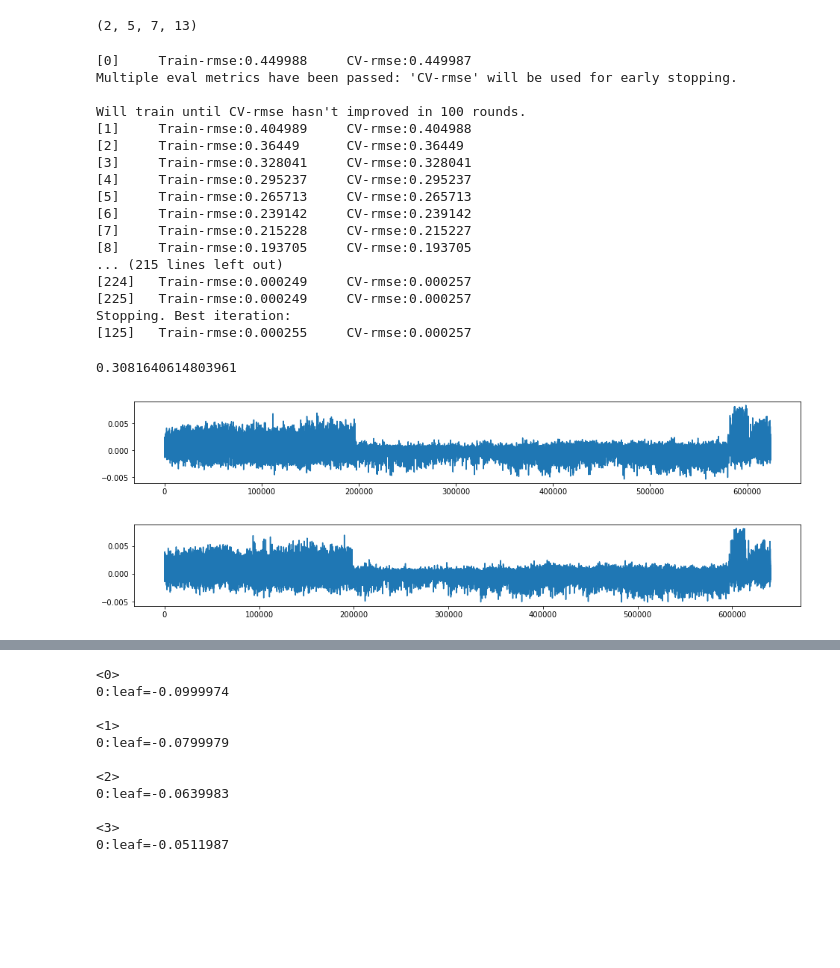
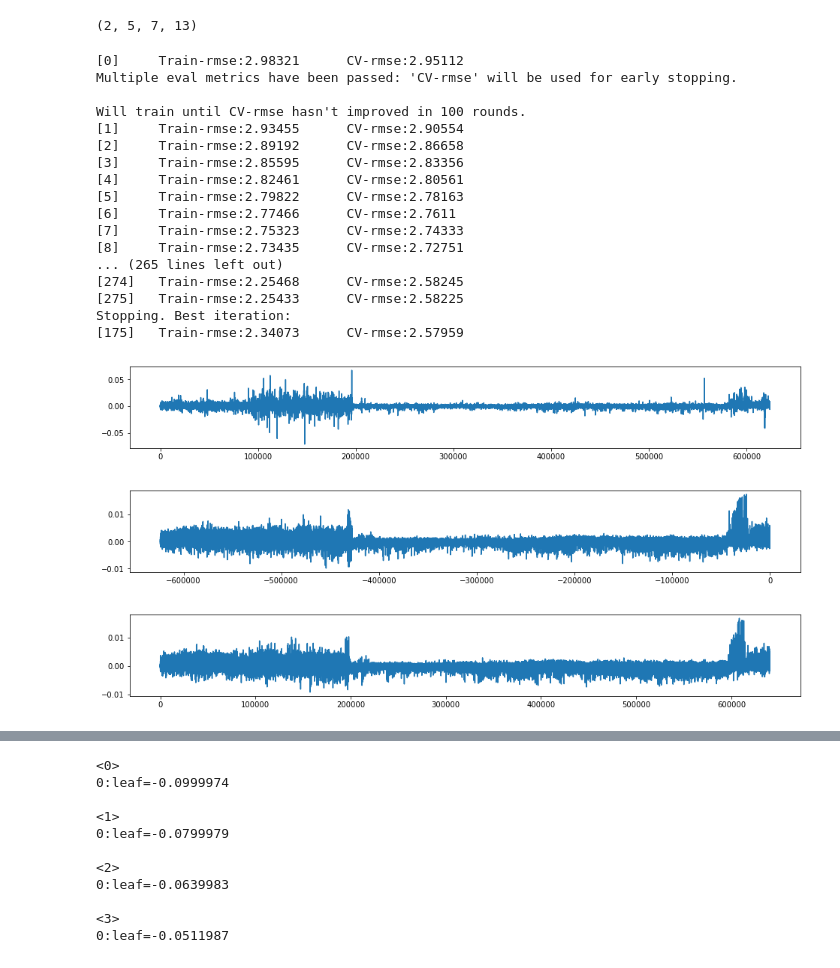
Before and after one commit to yumichael/g-research-ffc2018, a Jupyter notebook: leggo.ipynb, the cells around one changed output, grey strips where cells are left out. Saved outputs shown, nothing was run; the diff lists cells and outputs as text; code cells hidden in the pictures; blank space fills up the shorter version.

```diff
--- a/leggo.ipynb
+++ b/leggo.ipynb
@@ -206,13 +207,14 @@ tr, cv = df.Day.isin(days_a), df.Day.isin(days_b)
 # %%
 #origdh = dh[['Market'] + xfeats]
 #thedh = pd.concat([market, stock, weekday, origdh], axis=1)
-thedh = pd.concat([dh[xfeats], market, dayseg, weekday, rank] + shifts, axis=1)
+thedh = pd.concat([dh[xfeats], market, dayseg, weekday, rank, ymean] + shifts, axis=1)
 # %%
 xdf = thedh.iloc[:N_TRAIN]
 labels = list(xdf.columns)
 n = len(df)
 x = xdf.values
 y = df.y.values #(df.y - ymean).values
+y = 10000 * (y - ymean[:N_TRAIN].values)
 weight = df.Weight.values
 # %%
 #n = len(df)
@@ -234,7 +236,7 @@ boost_hp = dict(
     subsample = 1,
     colsample_bytree = 1,
     colsample_bylevel = 1,
-    tree_method = 'exact',
+    tree_method = 'hist',
     gamma = 0.00003,
     min_child_weight = 1000,
     eta = 0.1,
@@ -254,20 +256,20 @@ learn_hp = dict(
 )
 model = xgb.train(boost_hp, dmat.tr, **learn_hp)
 # %% [output]
-[0]     Train-rmse:0.449988     CV-rmse:0.449987
+[0]     Train-rmse:2.98321      CV-rmse:2.95112
 Multiple eval metrics have been passed: 'CV-rmse' will be used for early stopping.
 
 Will train until CV-rmse hasn't improved in 100 rounds.
-[1]     Train-rmse:0.404989     CV-rmse:0.404988
-[2]     Train-rmse:0.36449      CV-rmse:0.36449
-[3]     Train-rmse:0.328041     CV-rmse:0.328041
-[4]     Train-rmse:0.295237     CV-rmse:0.295237
-[5]     Train-rmse:0.265713     CV-rmse:0.265713
-[6]     Train-rmse:0.239142     CV-rmse:0.239142
-[7]     Train-rmse:0.215228     CV-rmse:0.215227
-[8]     Train-rmse:0.193705     CV-rmse:0.193705
-... (215 lines left out)
-[224]   Train-rmse:0.000249     CV-rmse:0.000257
-[225]   Train-rmse:0.000249     CV-rmse:0.000257
+[1]     Train-rmse:2.93455      CV-rmse:2.90554
+[2]     Train-rmse:2.89192      CV-rmse:2.86658
+[3]     Train-rmse:2.85595      CV-rmse:2.83356
+[4]     Train-rmse:2.82461      CV-rmse:2.80561
+[5]     Train-rmse:2.79822      CV-rmse:2.78163
+[6]     Train-rmse:2.77466      CV-rmse:2.7611
+[7]     Train-rmse:2.75323      CV-rmse:2.74333
+[8]     Train-rmse:2.73435      CV-rmse:2.72751
+... (265 lines left out)
+[274]   Train-rmse:2.25468      CV-rmse:2.58245
+[275]   Train-rmse:2.25433      CV-rmse:2.58225
 Stopping. Best iteration:
-[125]   Train-rmse:0.000255     CV-rmse:0.000257
+[175]   Train-rmse:2.34073      CV-rmse:2.57959
@@ -281,4 +275,0 @@ eta 0.1
-# %%
-.000257 ** 2 * (weight[cv].sum())
-# %% [output]
-0.3081640614803961
@@ -285,13 +283,17 @@ eta 0.1
+# %%
+plt.plot(df.y.values);
+# %% [output]
+[figure, added]
 # %%
 y_ = model.predict(dmat.given)
-plt.plot(y_);
+plt.plot(y_ / 10000 + ymean[:N_TRAIN]);
 # %% [output]
-[figure, old version]
+[figure, new version]
 # %%
 xtest = thedh.iloc[N_TRAIN:].values
 dmat.test = xgb.DMatrix(xtest, feature_names=labels)
 ytest_ = model.predict(dmat.test)
-plt.plot(ytest_);
+plt.plot((pd.Series(ytest_) / 10000 + ymean[N_TRAIN:]).rename('y'));
 # %% [output]
-[figure, old version]
+[figure, new version]
 # %%
```
Also changed, not shown: parts of 7 cells of this notebook.
